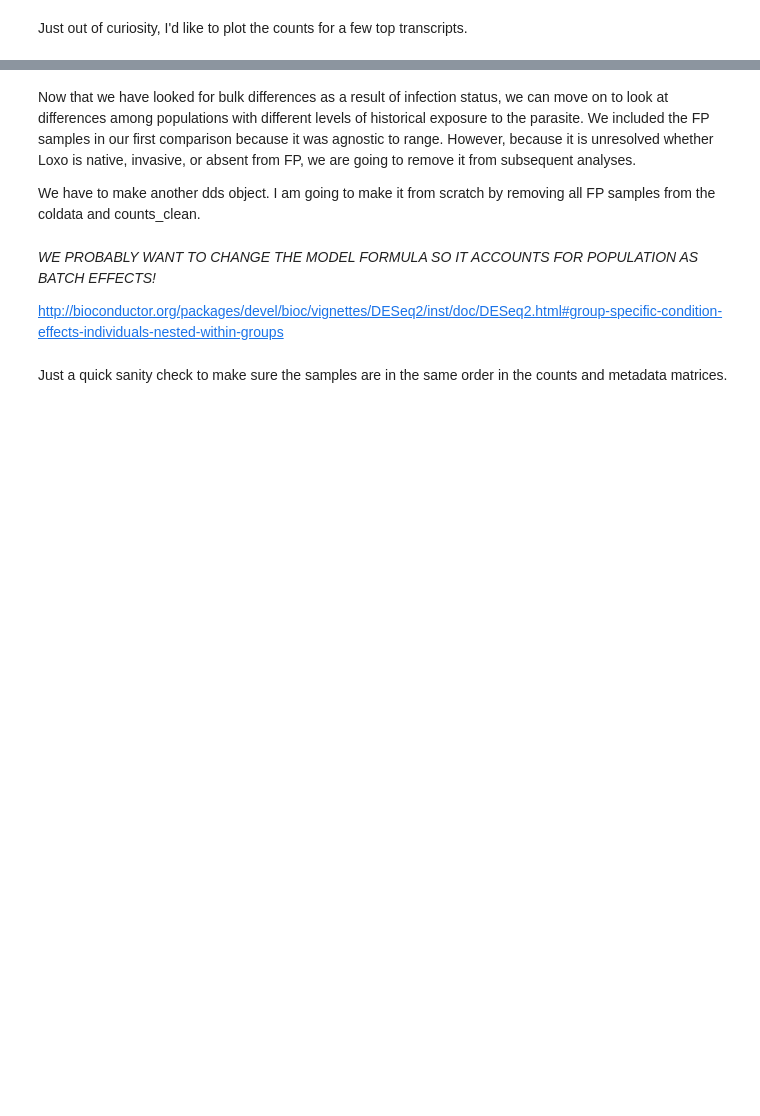
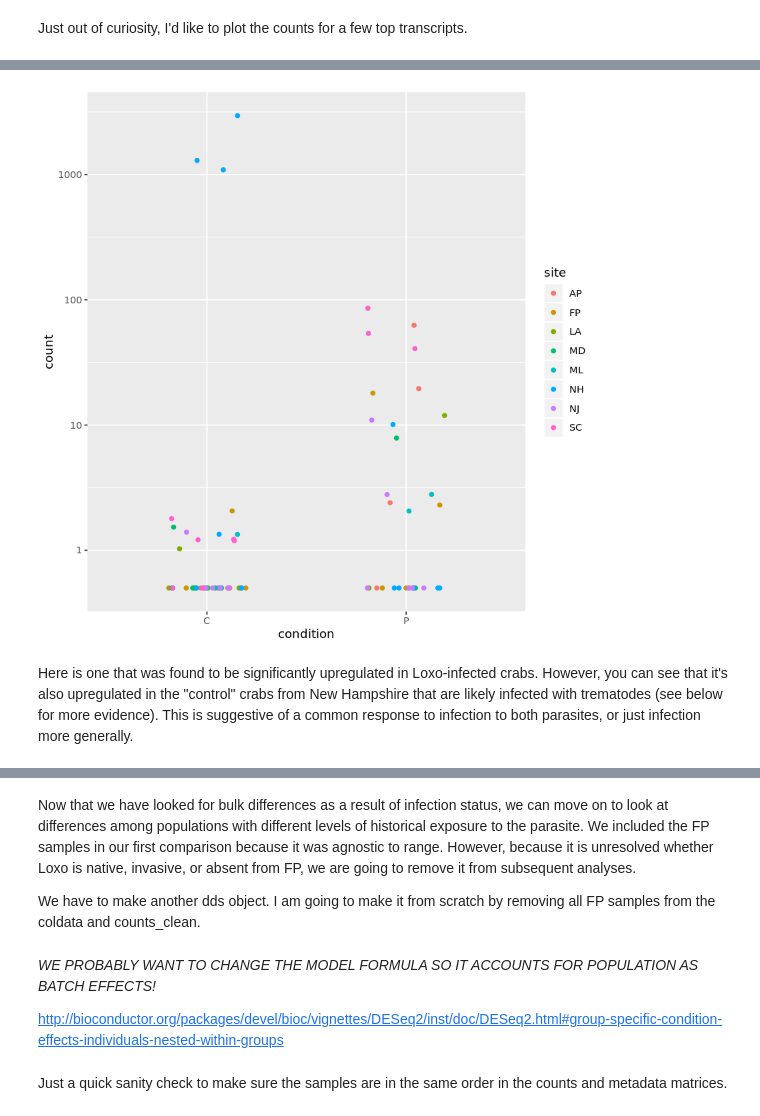
Before and after one commit to tepoltlab/RhithroLoxo_DE, a Jupyter notebook: juptyer_notebooks/DESeq2_RhithroLoxo.ipynb, the cells around one changed output, grey strips where cells are left out. Cells and saved outputs as stored; diff of their text form; code cells hidden in the pictures; blank space fills up the shorter version.

```diff
--- a/juptyer_notebooks/DESeq2_RhithroLoxo.ipynb
+++ b/juptyer_notebooks/DESeq2_RhithroLoxo.ipynb
@@ -248,0 +446,9 @@ We'll do a variance stabilizing transformation, which is fast and useful for vis
+# %%
+count_plot <- plotCounts(dds_clean, gene="TRINITY_DN22600_c0_g1_i1", intgroup=c("condition","site"), returnData=TRUE)
+ggplot(count_plot, aes(x=condition, y=count, color=site)) +
+    geom_point(position=position_jitter(w=0.2,h=0)) +
+    scale_y_log10()
+# %% [output]
+[figure, added]
+# %% [markdown]
+Here is one that was found to be significantly upregulated in Loxo-infected crabs. However, you can see that it's also upregulated in the "control" crabs from New Hampshire that are likely infected with trematodes (see below for more evidence). This is suggestive of a common response to infection to both parasites, or just infection more generally.
```
Also changed, not shown: parts of 81 cells of this notebook.
